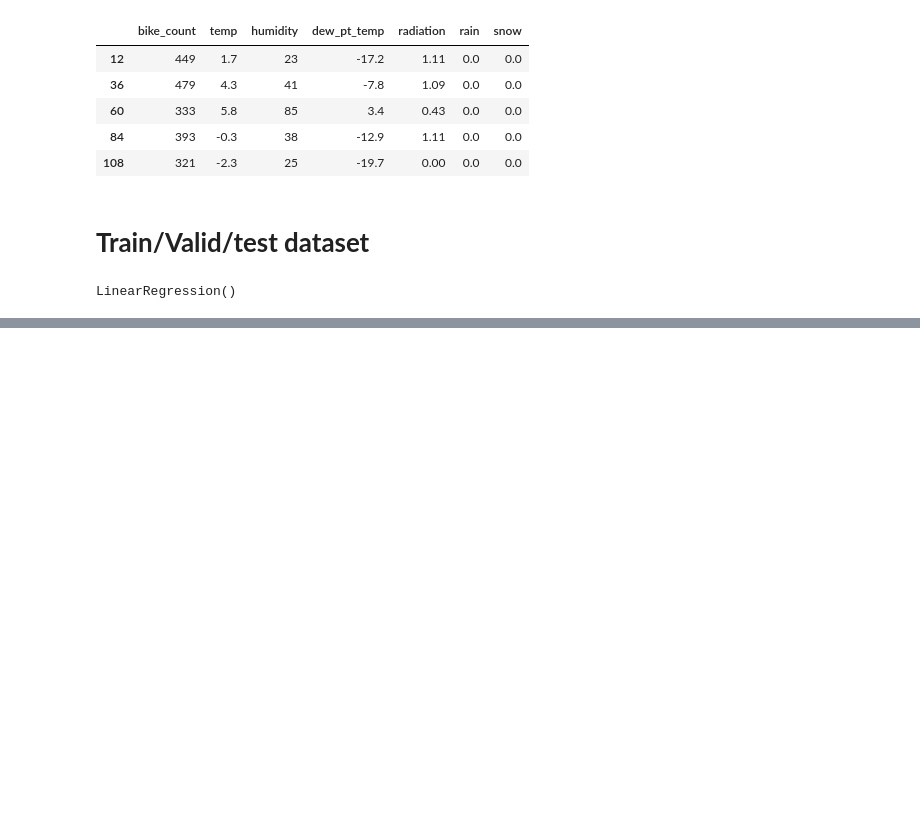
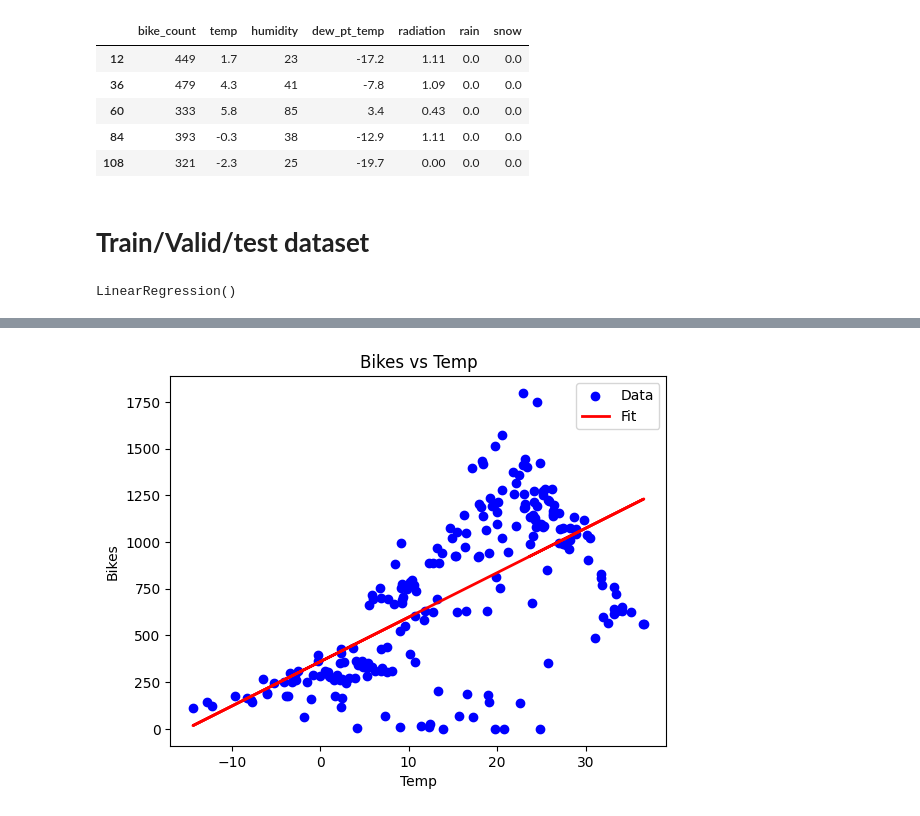
Before and after one commit to Chrisagboile/AI, a Jupyter notebook: bike_regression.ipynb, the cells around one changed output, grey strips where cells are left out. Cells and saved outputs as stored; diff of their text form; code cells hidden in the pictures; blank space fills up the shorter version.

```diff
--- a/bike_regression.ipynb
+++ b/bike_regression.ipynb
@@ -91,0 +105,10 @@ print(temp_reg.coef_, temp_reg.intercept_)
+# %%
+plt.scatter(X_train_temp, y_train_temp, label="Data", color="blue")
+plt.plot(X_train_temp, temp_reg.predict(X_train_temp), label="Fit", color="red", linewidth=2)
+plt.legend()
+plt.title("Bikes vs Temp")
+plt.xlabel("Temp")
+plt.ylabel("Bikes")
+plt.show()
+# %% [output]
+[figure, added]
```
Also changed, not shown: parts of 5 cells of this notebook.
